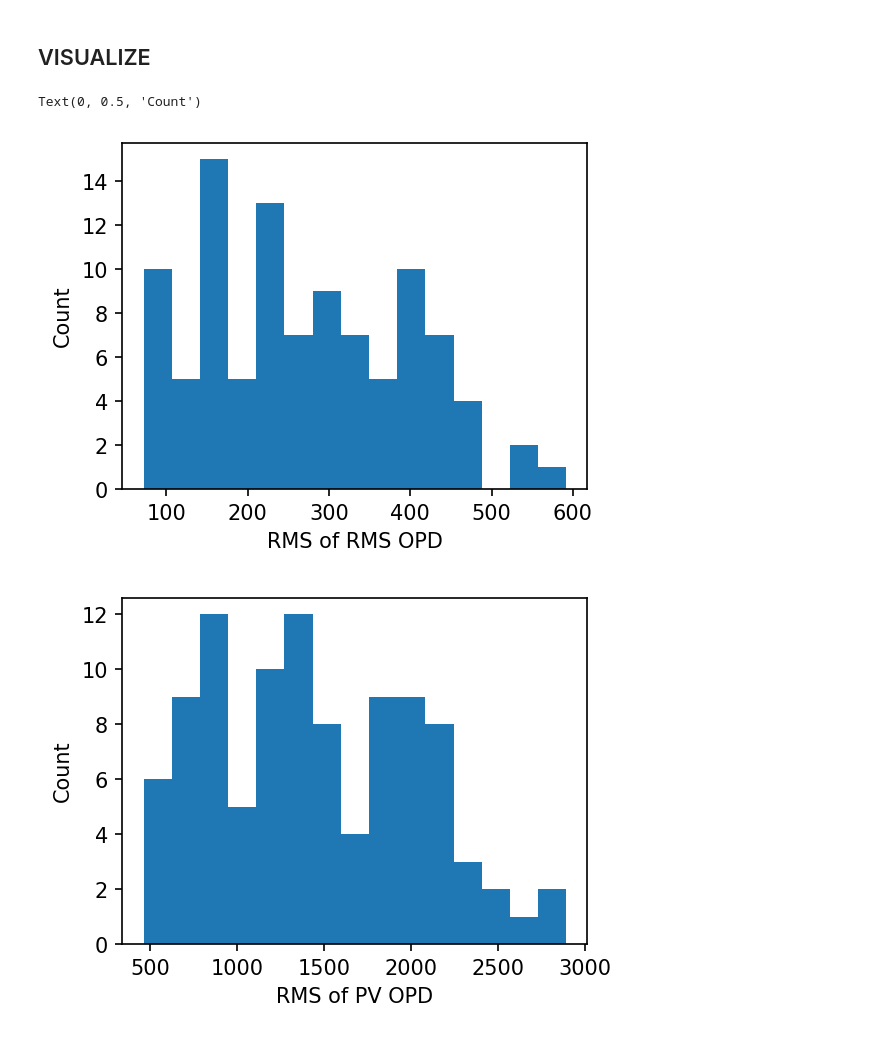
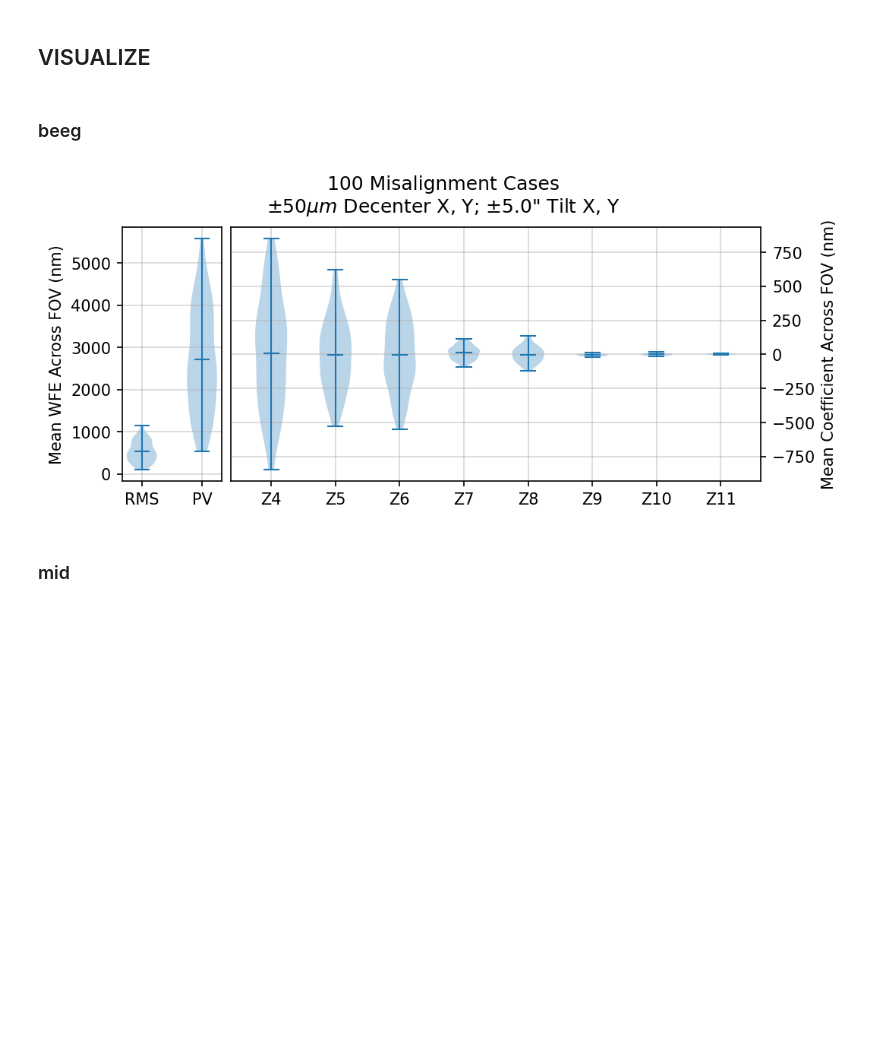
Before and after one commit to zhangderby/ffpr, a Jupyter notebook: generate_misalignment_cases.ipynb, the cells around one changed output. Cells and saved outputs as stored; diff of their text form; code cells hidden in the pictures; blank space fills up the shorter version.

Commit message:
new misalignment case figs

```diff
--- a/generate_misalignment_cases.ipynb
+++ b/generate_misalignment_cases.ipynb
@@ -236,0 +235,7 @@ misalignments = utils.load_pickle('/home/derbyk/src/ffpr/data/misalignments_case
+# %%
+x, y = make_xy_grid(shape=pupil.shape, diameter=2 / 0.98)
+r_norm, t = cart_to_polar(x, y)
+nms = [noll_to_nm(i) for i in range(2, 50)]
+zernikes = list(zernike_nm_seq(nms, r_norm, t, norm=True))
+# %% [markdown]
+### beeg
@@ -237 +272,38 @@ misalignments = utils.load_pickle('/home/derbyk/src/ffpr/data/misalignments_case
+# %%
+fig, axs = plt.subplots(figsize=(7, 3), dpi=150, nrows=1, ncols=2, width_ratios=[1.5, 8], layout='constrained')
+
+data = [mean_rms_per_m.tolist(), mean_pv_per_m.tolist()]
+
+ax = axs[0]
+vp = ax.violinplot(data, showmeans=True);
+ax.grid(which='both', alpha=0.5)
+ax.set_xticklabels(['', 'RMS', 'PV'])
+ax.tick_params(bottom=True, top=False, left=True, right=False, labelbottom=True, labeltop=False, labelleft=True, labelright=False)
+ax.set_ylabel('Mean WFE Across FOV (nm)')
+vp['cbars'].set_linewidth(1)
+vp['cmins'].set_linewidth(1)
+vp['cmaxes'].set_linewidth(1)
+vp['cmeans'].set_linewidth(1)
+
+data = [coeffs_per_m[:, i].tolist() for i in range(8)]
+
+ax = axs[1]
+vp = ax.violinplot(data, showmeans=True);
+ax.grid(which='both', alpha=0.5)
+ax.set_xticklabels([f'Z{3 + i:.0f}' for i in range(9)])
+ax.tick_params(bottom=True, top=False, left=False, right=True, labelbottom=True, labeltop=False, labelleft=False, labelright=True)
+ax.set_ylabel('Mean Coefficient Across FOV (nm)')
+ax.yaxis.set_label_position('right')
+vp['cbars'].set_linewidth(1)
+vp['cmins'].set_linewidth(1)
+vp['cmaxes'].set_linewidth(1)
+vp['cmeans'].set_linewidth(1)
+
+fig.suptitle('100 Misalignment Cases\n$\pm50\mu m$ Decenter X, Y; $\pm5.0$" Tilt X, Y')
+
+plt.savefig('/home/derbyk/src/ffpr/figures/misalignment_stats_dec_100um_tilt_10as.pdf')
+# %% [output]
+[figure, added]
+# %% [markdown]
+### mid
 # %%
@@ -259,14 +338,0 @@ for m in misalignments:
-# %%
-plt.figure(figsize=(4, 3), dpi=150)
-plt.hist(x=np.array(median_rms).get(), bins=15)
-plt.xlabel('RMS of RMS OPD')
-plt.ylabel('Count')
-
-plt.figure(figsize=(4, 3), dpi=150)
-plt.hist(x=np.array(median_pv).get(), bins=15)
-plt.xlabel('RMS of PV OPD')
-plt.ylabel('Count')
-# %% [output]
-Text(0, 0.5, 'Count')
-[figure, removed]
-[figure, removed]
```
Also changed, not shown: parts of 10 cells of this notebook.
